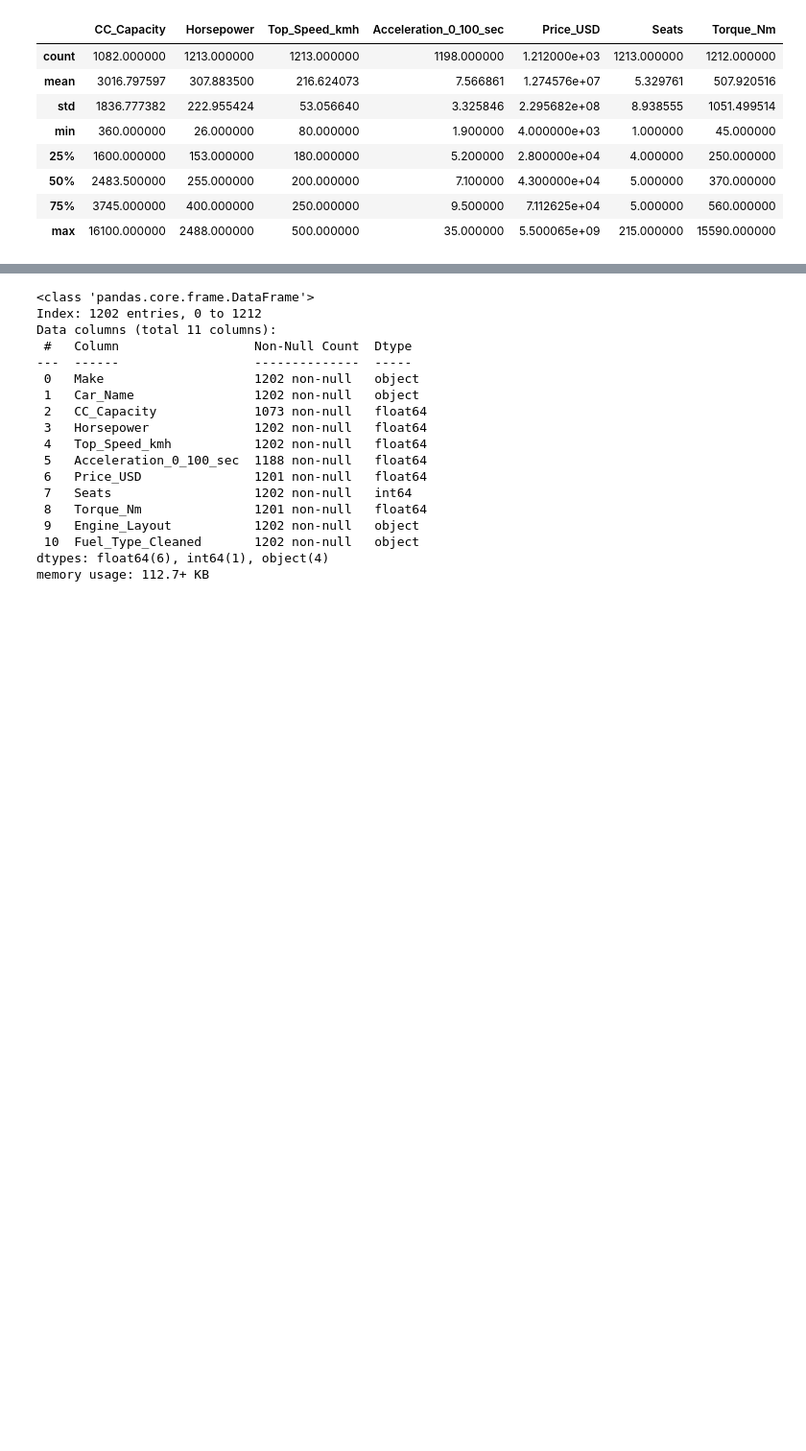
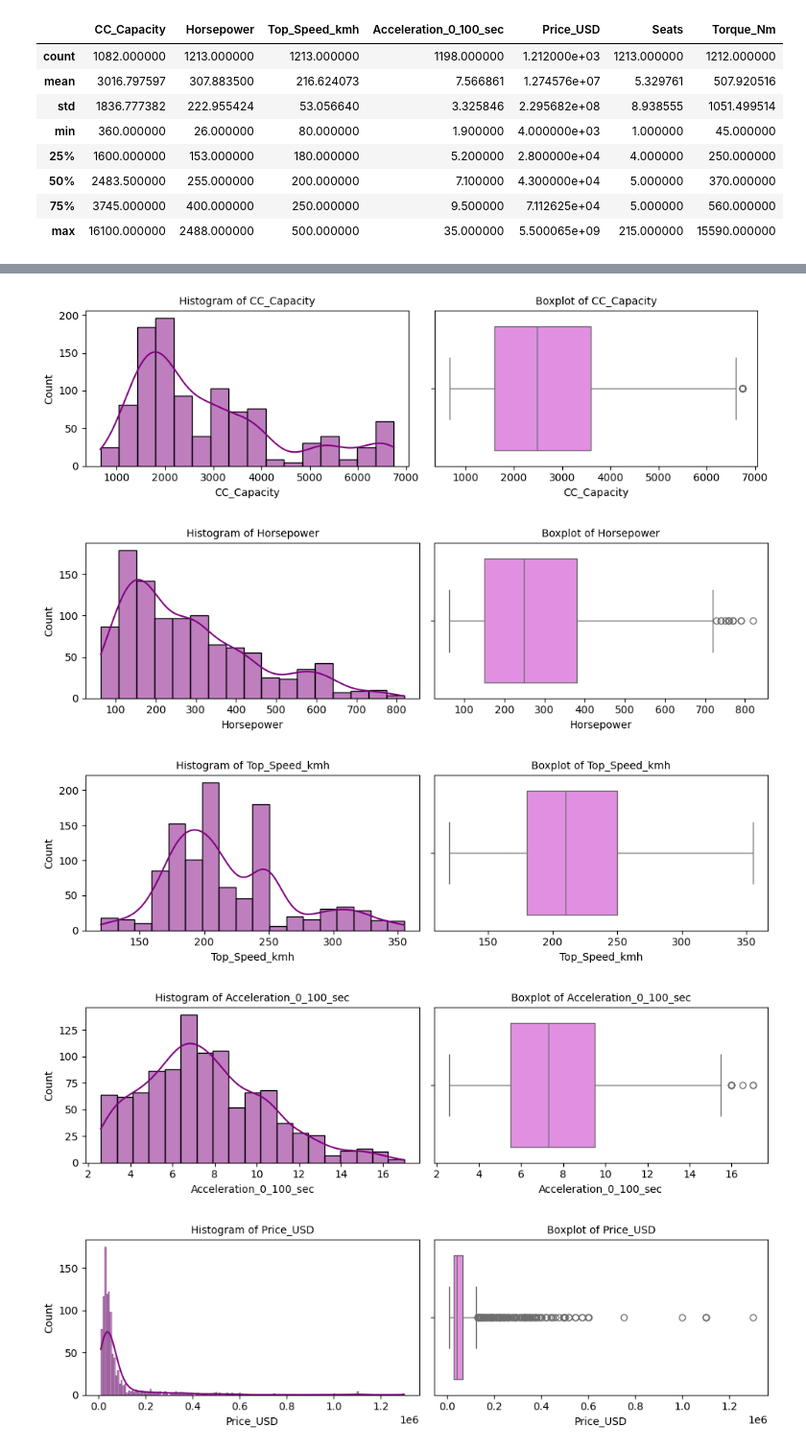
Before and after one commit to NganUyen/Cars, a Jupyter notebook: data_processing/Understand_data.ipynb, the cells around one changed output, grey strips where cells are left out. Shown at 96% size. Saved outputs shown, nothing was run; the diff lists cells and outputs as text; code cells hidden in the pictures; blank space fills up the shorter version.

```diff
--- a/data_processing/Understand_data.ipynb
+++ b/data_processing/Understand_data.ipynb
@@ -288,0 +352,5 @@ data = data.loc[data['Seats'] <= 8]
+# %%
+# vẫn giữ các outlier các xe trên dưới 5 triệu đô
+#chỉ loại những xe trên 5 triệu vì dữ liệu cho thấy 4 chiếc xe trên 200 tr(khả năng cao là do nhập liệu sai nên loại bỏ)
+filter_USD = data["Price_USD"] <= 5000000
+data = data.loc[filter_USD, :]
@@ -289,21 +369,26 @@ data = data.loc[data['Seats'] <= 8]
 # %%
-data.info()
+# vẽ box và his của quatitive trên mỗi column bằng seaborn ( loại bỏ 1%^ outlier ngoài biên)
+for col in quantitative_columns:
+    plt.figure(figsize=(10, 3))
+
+    # Cắt 1% đầu và 1% cuối để loại bỏ outliers quá mạnh
+    lower, upper = np.percentile(data[col].dropna(), [1, 99])
+    filtered = data[(data[col] >= lower) & (data[col] <= upper)]
+
+    plt.subplot(1, 2, 1)
+    sns.histplot(filtered, x=col, kde=True, color="purple")
+    plt.title(f"Histogram of {col}", fontsize=10)
+
+
+    plt.subplot(1, 2, 2)
+    sns.boxplot(x=filtered[col], color="violet")
+    plt.title(f"Boxplot of {col}", fontsize=10)
+
+    plt.tight_layout()
+    plt.show()
 # %% [output]
-<class 'pandas.core.frame.DataFrame'>
-Index: 1202 entries, 0 to 1212
-Data columns (total 11 columns):
- #   Column                  Non-Null Count  Dtype
----  ------                  --------------  -----
- 0   Make                    1202 non-null   object
- 1   Car_Name                1202 non-null   object
- 2   CC_Capacity             1073 non-null   float64
- 3   Horsepower              1202 non-null   float64
- 4   Top_Speed_kmh           1202 non-null   float64
- 5   Acceleration_0_100_sec  1188 non-null   float64
- 6   Price_USD               1201 non-null   float64
- 7   Seats                   1202 non-null   int64
- 8   Torque_Nm               1201 non-null   float64
- 9   Engine_Layout           1202 non-null   object
- 10  Fuel_Type_Cleaned       1202 non-null   object
-dtypes: float64(6), int64(1), object(4)
-memory usage: 112.7+ KB
+[figure, added]
+[figure, added]
+[figure, added]
+[figure, added]
+[figure, added]
```
Also changed, not shown: parts of 16 cells of this notebook.
